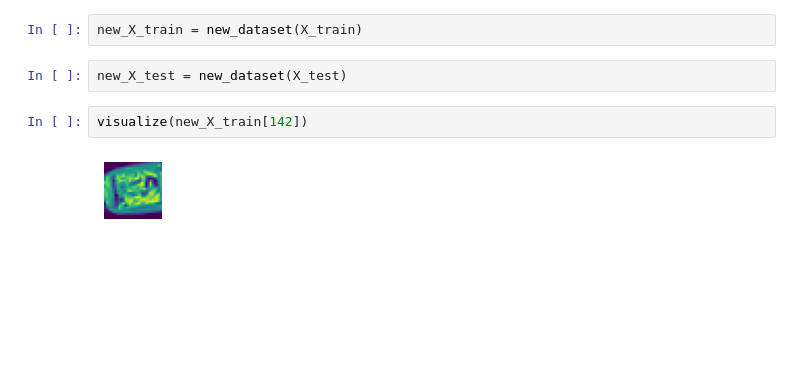
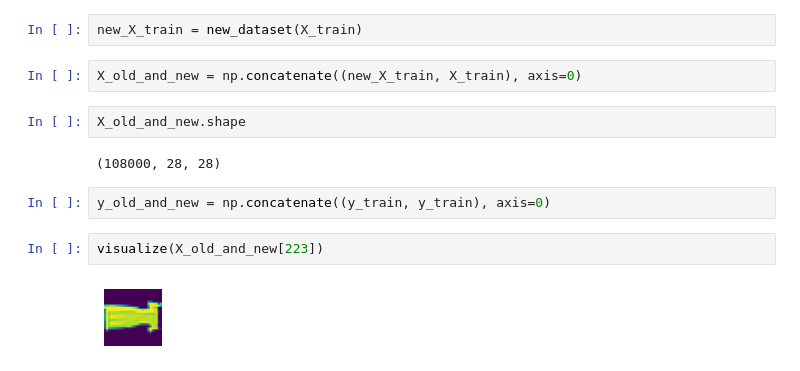
Before and after one commit to kanies89/Kodilla---Module_18.3_Task_1, a Jupyter notebook: Kodilla - Module_18.3_Task_1.ipynb, the cells around one changed output. Saved outputs shown, nothing was run; the diff lists cells and outputs as text; blank space fills up the shorter version.

```diff
--- a/Kodilla - Module_18.3_Task_1.ipynb
+++ b/Kodilla - Module_18.3_Task_1.ipynb
@@ -255,12 +251,18 @@ def new_dataset(x):
     return X_train
 # %%
 new_X_train = new_dataset(X_train)
-# %%
-new_X_test = new_dataset(X_test)
-# %%
-visualize(new_X_train[142])
-# %% [output]
-[figure, removed]
+# %%
+X_old_and_new = np.concatenate((new_X_train, X_train), axis=0)
+# %%
+X_old_and_new.shape
+# %% [output]
+(108000, 28, 28)
+# %%
+y_old_and_new = np.concatenate((y_train, y_train), axis=0)
+# %%
+visualize(X_old_and_new[223])
+# %% [output]
+[figure, added]
 # %%
 y_train[12]
 # %% [output]
```
Also changed, not shown: parts of 16 cells of this notebook, 36 other files.
